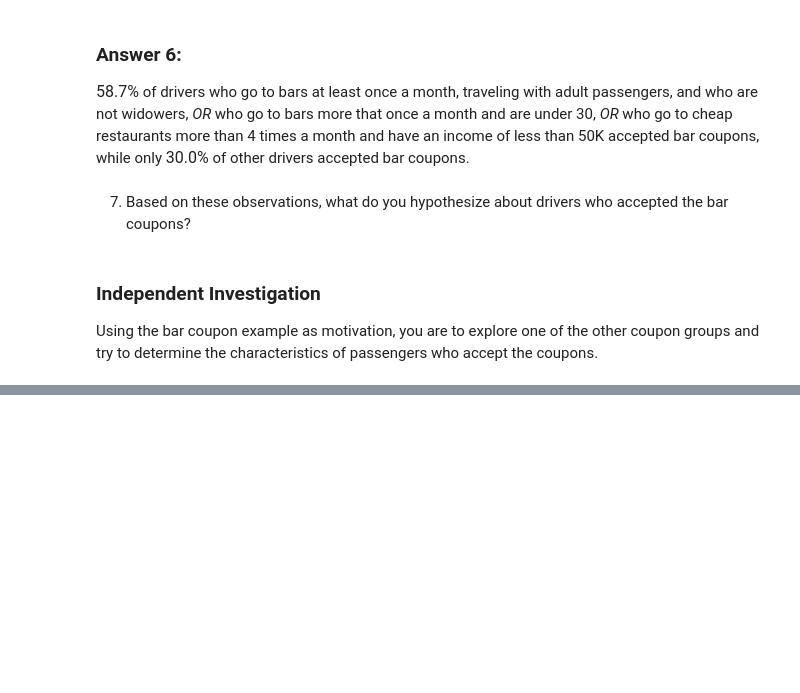
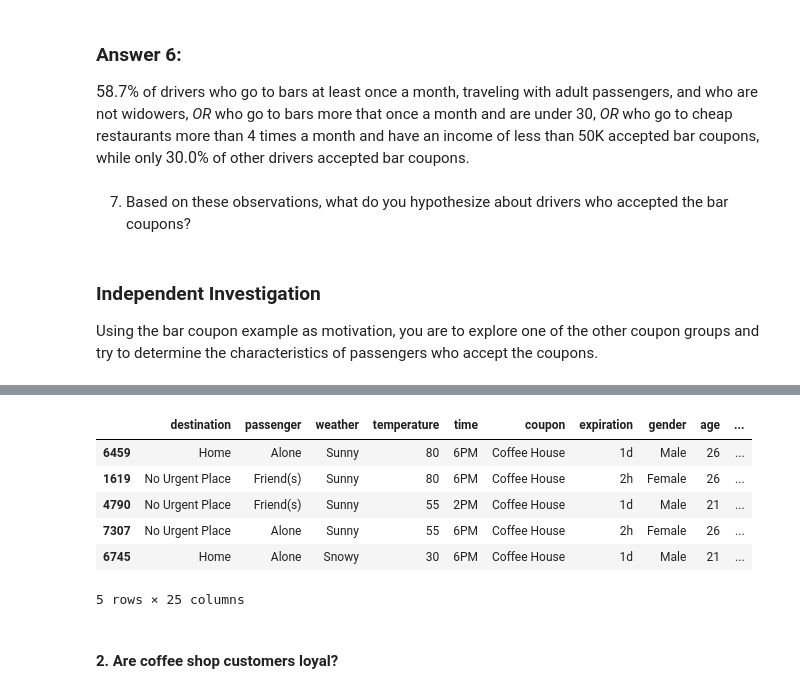
Before and after one commit to pasmith/ucb-mlai-mod-5, a Jupyter notebook: prompt.ipynb, the cells around one changed output, grey strips where cells are left out. Saved outputs shown, nothing was run; the diff lists cells and outputs as text; code cells hidden in the pictures; blank space fills up the shorter version.

```diff
--- a/prompt.ipynb
+++ b/prompt.ipynb
@@ -478,0 +537,13 @@ Using the bar coupon example as motivation, you are to explore one of the other
+# %%
+coffee_shops = data.query('coupon == "Coffee House"')
+coffee_shops.sample(5)
+# %% [output]
+|  | destination | passenger | weather | temperature | time | coupon | expiration | gender | age | ... |
+| 6459 | Home | Alone | Sunny | 80 | 6PM | Coffee House | 1d | Male | 26 | ... |
+| 1619 | No Urgent Place | Friend(s) | Sunny | 80 | 6PM | Coffee House | 2h | Female | 26 | ... |
+| 4790 | No Urgent Place | Friend(s) | Sunny | 55 | 2PM | Coffee House | 1d | Male | 21 | ... |
+| 7307 | No Urgent Place | Alone | Sunny | 55 | 6PM | Coffee House | 2h | Female | 26 | ... |
+| 6745 | Home | Alone | Snowy | 30 | 6PM | Coffee House | 1d | Male | 21 | ... |
+5 rows × 25 columns
+# %% [markdown]
+#### 2. Are coffee shop customers loyal?
```
Also changed, not shown: parts of 14 cells of this notebook.
